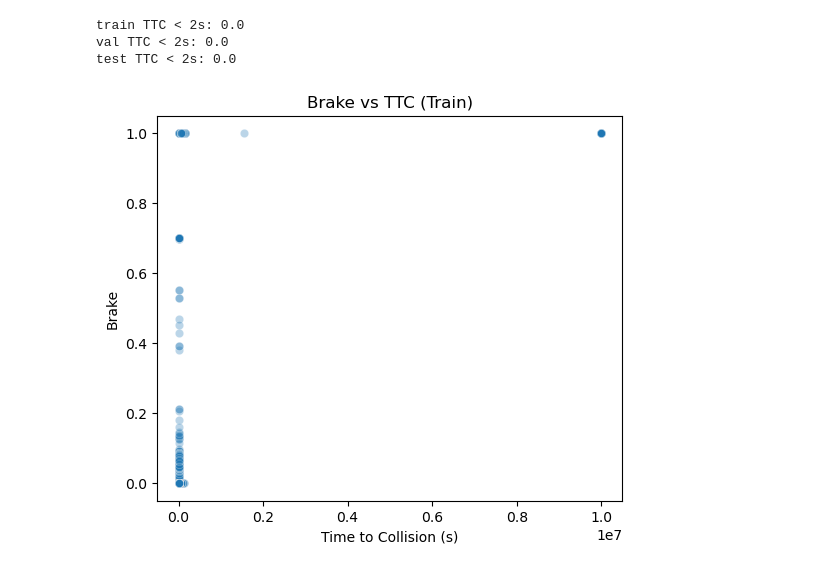
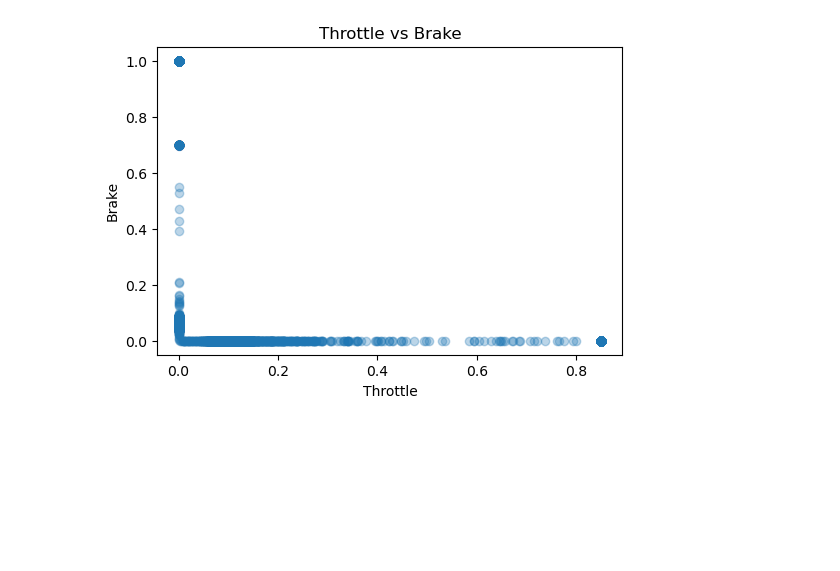
Before and after one commit to Nanditautekar/End-to-End-Deep-Learning-for-Autonomous-Driving, a Jupyter notebook: notebooks/eda_hfstream_split.ipynb, the cells around one changed output. Saved outputs shown, nothing was run; the diff lists cells and outputs as text; code cells hidden in the pictures; blank space fills up the shorter version.

```diff
--- a/notebooks/eda_hfstream_split.ipynb
+++ b/notebooks/eda_hfstream_split.ipynb
@@ -76,24 +133,11 @@ plt.show()
 # %%
-def compute_ttc(df):
-    speed_mps = df["speed_norm"] * 120 * 0.277
-    return df["nearest_object_dist"] / (speed_mps + 1e-3)
+# Throttle vs Brake
 
-df_train["ttc"] = compute_ttc(df_train)
-df_val["ttc"]   = compute_ttc(df_val)
-df_test["ttc"]  = compute_ttc(df_test)
-
-for name, df in [("train", df_train), ("val", df_val), ("test", df_test)]:
-    print(name, "TTC < 2s:", (df["ttc"] < 2).mean())
+plt.figure(figsize=(6,4))
+plt.scatter(df_train["throttle"], df_train["brake"], alpha=0.3)
+plt.xlabel("Throttle")
+plt.ylabel("Brake")
+plt.title("Throttle vs Brake")
+plt.show()
 # %% [output]
-train TTC < 2s: 0.0
-val TTC < 2s: 0.0
-test TTC < 2s: 0.0
+[figure, added]
-# %%
-plt.figure(figsize=(6,5))
-sns.scatterplot(x=df_train["ttc"], y=df_train["brake"], alpha=0.3)
-plt.xlabel("Time to Collision (s)")
-plt.ylabel("Brake")
-plt.title("Brake vs TTC (Train)")
-plt.show()
-# %% [output]
-[figure, removed]
```
Also changed, not shown: parts of 9 cells of this notebook, 12 other files.
